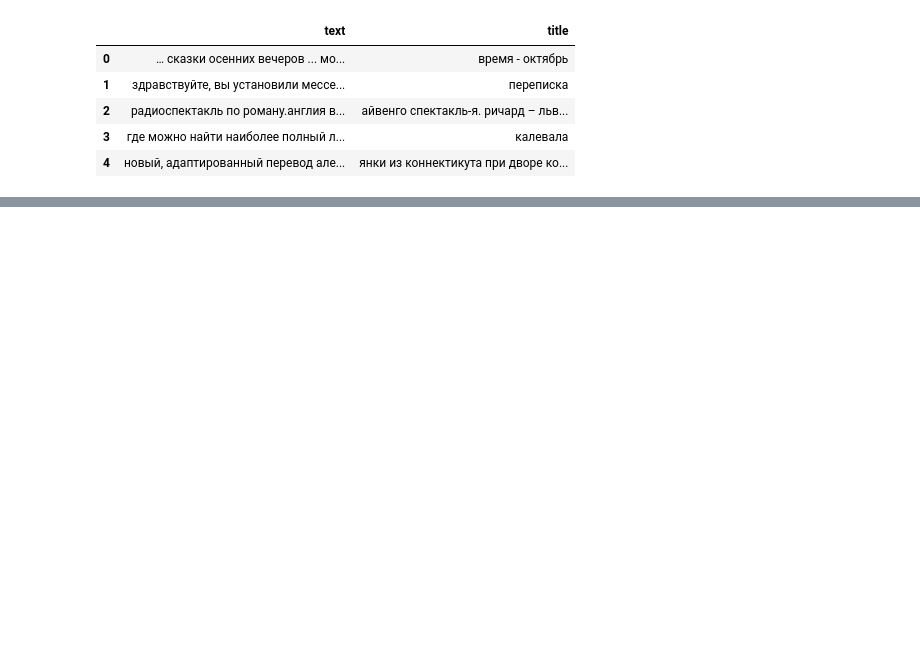
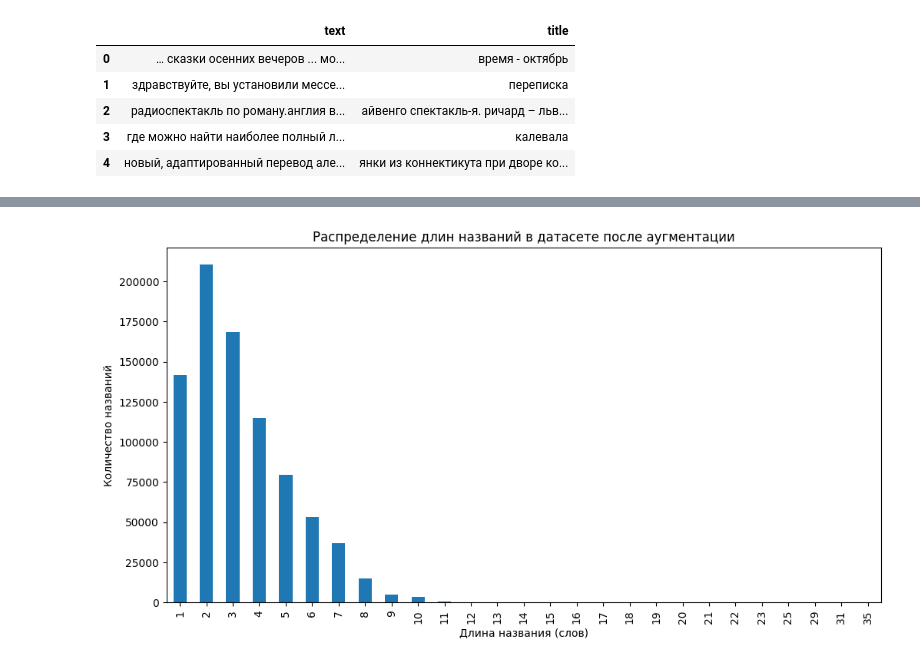
Before and after one commit to VeronikaSteklo/generation_names, a Jupyter notebook: work_with_data/data_analysis.ipynb, the cells around one changed output, grey strips where cells are left out. Cells and saved outputs as stored; diff of their text form; code cells hidden in the pictures; blank space fills up the shorter version.

```diff
--- a/work_with_data/data_analysis.ipynb
+++ b/work_with_data/data_analysis.ipynb
@@ -175,0 +160,13 @@ data.to_csv("../data/temp_data/all_data.csv", index=False)
+# %%
+train_df["title_len"] = train_df.title.apply(lambda x: len(str(x).split()))
+
+length_counts_aug = train_df.groupby('title_len').size()
+
+plt.figure(figsize=(12,6))
+length_counts_aug.plot(kind='bar')
+plt.xlabel("Длина названия (слов)")
+plt.ylabel("Количество названий")
+plt.title("Распределение длин названий в датасете после аугментации")
+plt.show()
+# %% [output]
+[figure, added]
```
Also changed, not shown: parts of 21 cells of this notebook, 1 other file.
